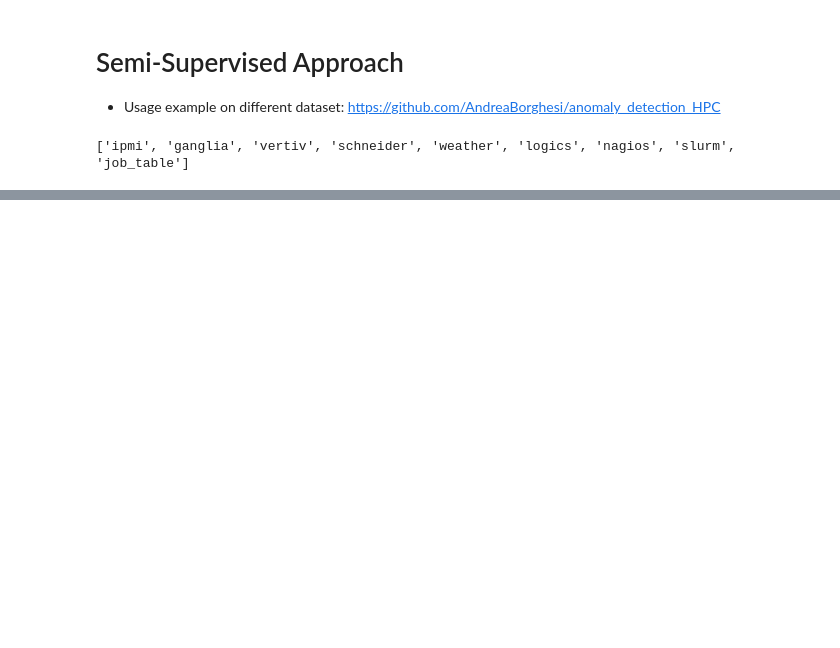
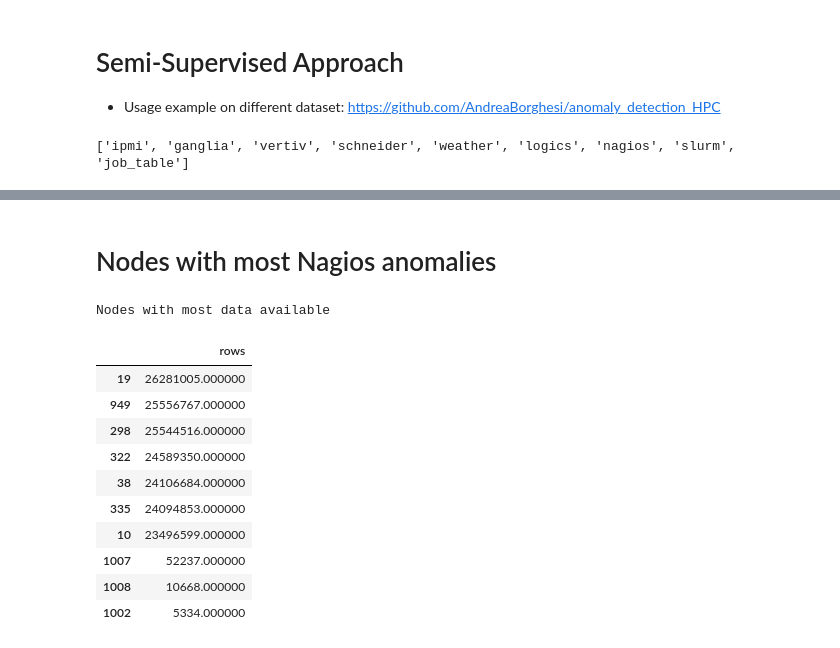
Before and after one commit to RiccardoEvangelisti/Anomaly-Detection, a Jupyter notebook: task/semi-supervised/main.ipynb, the cells around one changed output, grey strips where cells are left out. Saved outputs shown, nothing was run; the diff lists cells and outputs as text; code cells hidden in the pictures; blank space fills up the shorter version.

```diff
--- a/task/semi-supervised/main.ipynb
+++ b/task/semi-supervised/main.ipynb
@@ -55,0 +84,49 @@ display(
+# %% [markdown]
+# Nodes with most Nagios anomalies
+# %%
+# %%script false --no-raise-error
+results = (
+    client.query_plugins(plugins=["nagios"], columns=["node", "value"])
+    .query("value in [1,2,3]")
+    .groupby("node", observed=False)
+    .size()
+    .reset_index(name="rows")
+    .astype({"node": int})
+    .sort_values("node")
+    .reset_index(drop=True)
+)
+
+results = nodes_rows.iloc[
+    results.sort_values(by="rows", ascending=False).iloc[0:10, 0].values, :
+]
+
+display(
+    results.sort_values(by="rows", ascending=False)
+    .head(10)
+    .style.set_caption("Nodes with most data available")
+)
+
+# Results
+# 19	26281005
+# 949	25556767
+# 298	25544516
+# 322	24589350
+# 38	24106684
+# 335	24094853
+# 10	23496599
+# 1007	52237
+# 1008	10668
+# 1002	5334
+# %% [output]
+Nodes with most data available
+|  | rows |
+| 19 | 26281005.000000 |
+| 949 | 25556767.000000 |
+| 298 | 25544516.000000 |
+| 322 | 24589350.000000 |
+| 38 | 24106684.000000 |
+| 335 | 24094853.000000 |
+| 10 | 23496599.000000 |
+| 1007 | 52237.000000 |
+| 1008 | 10668.000000 |
+| 1002 | 5334.000000 |
```
Also changed, not shown: parts of 12 cells of this notebook.
